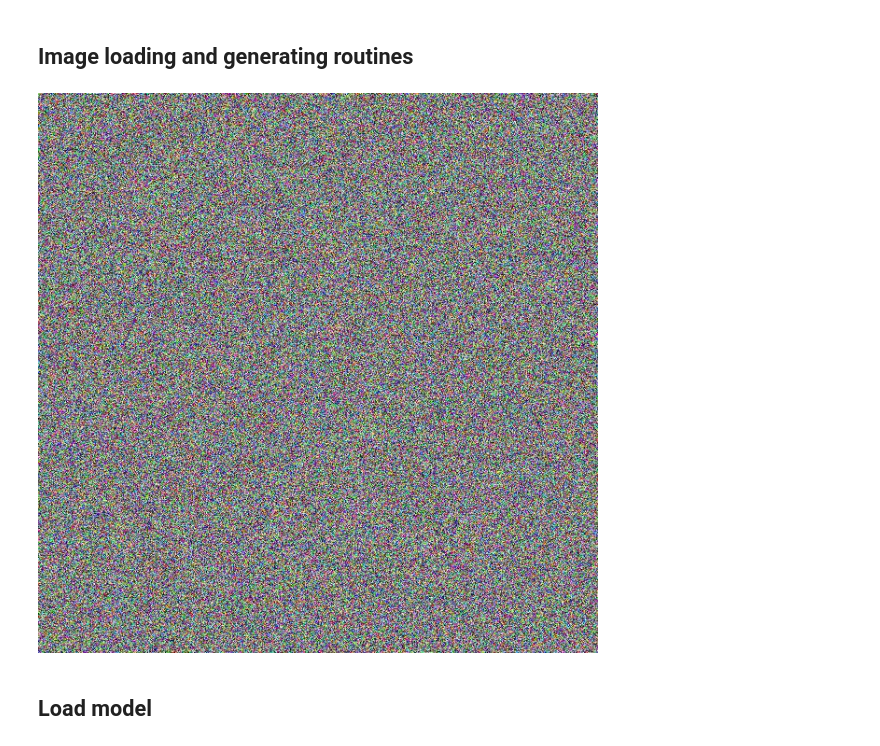
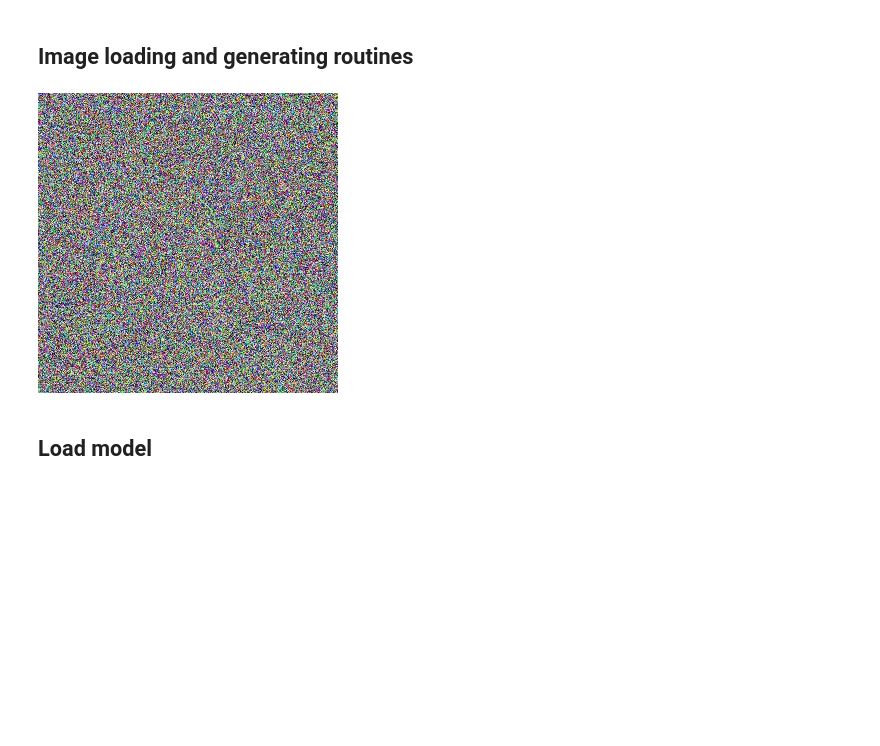
Before and after one commit to slavivanov/Style-Tranfer, a Jupyter notebook: style.ipynb, the cells around one changed output. Saved outputs shown, nothing was run; the diff lists cells and outputs as text; code cells hidden in the pictures; blank space fills up the shorter version.

Commit message:
notebook cell outputs added

```diff
--- a/style.ipynb
+++ b/style.ipynb
@@ -34,6 +34,9 @@ import time
 Using TensorFlow backend.
 # %% [markdown]
 ## Image loading and generating routines
+# %%
+# Output image size (for the who)
+image_size = (300, 300)
 # %%
 def random_image(size,):
     '''Generate a random noise image and return it as np array.
@@ -43,37 +46,34 @@ def random_image(size,):
              image or to load a picture.
             filename: The fullpath to the image to load.
     '''
     width, height = size
     # Generate a random noise image
     # 3 is the number of channels (RGB) in the image.
     img = np.random.random(size=(width, height, 3))
     img_array = img * 256
     return img_array
 
 def load_image(size, filename=None):
     '''Load image from disc and return it as np array.
         Args:
             size: The desired dimensions of the output image.
             filename: The fullpath to the image to load.
     '''
     width, height = size
 
     if not filename:
         raise ValueError('If not generating random noise image, image filename is required.')
     # Load a picture
     img = PIL.Image.open(filename)
     img = img.resize((width, height))
     img_array = np.asarray(img.copy())
     return img_array
 
-# Output image size
-image_size = (600, 600)
-
 # Get and displaying image
 image = random_image(size=image_size)
 show(image)
 # %% [output]
-[figure, old version]
+[figure, new version]
 # %% [markdown]
 ## Load model
 # %%
```
Also changed, not shown: parts of 10 cells of this notebook, 1 other file.
